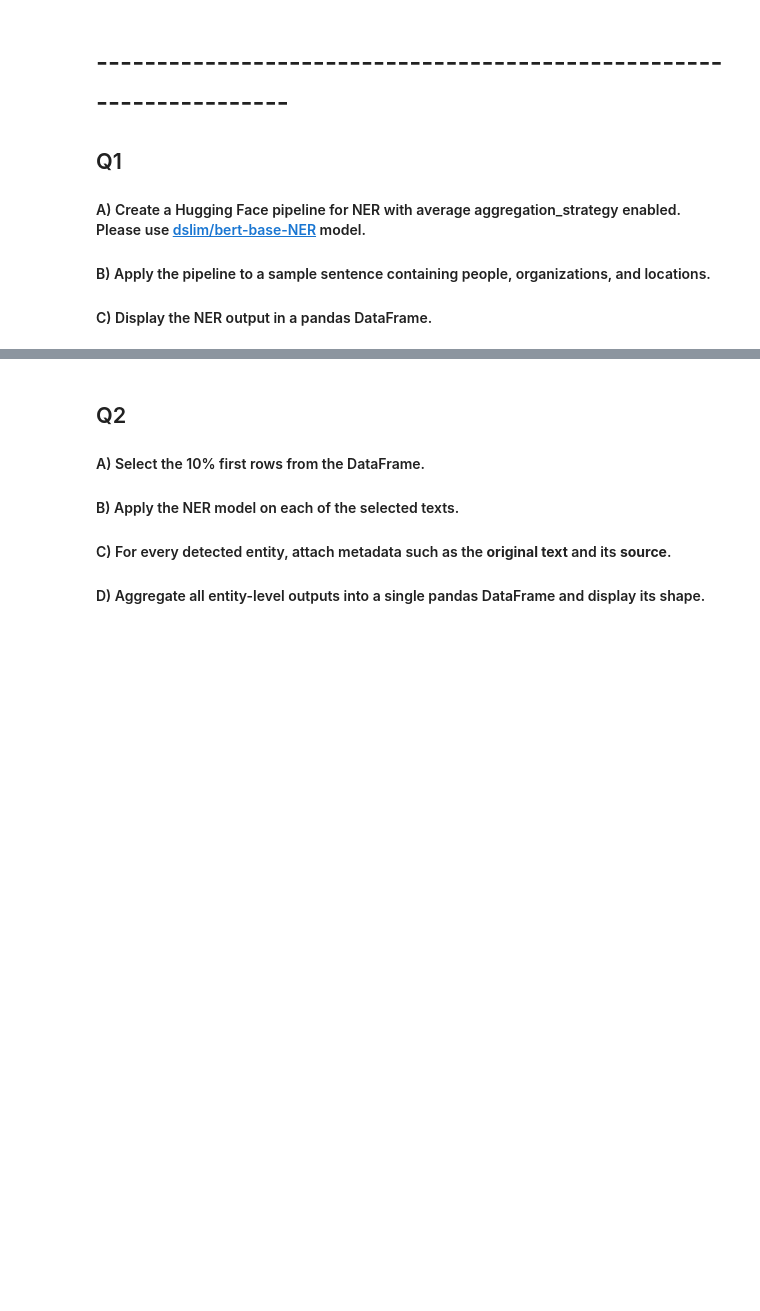
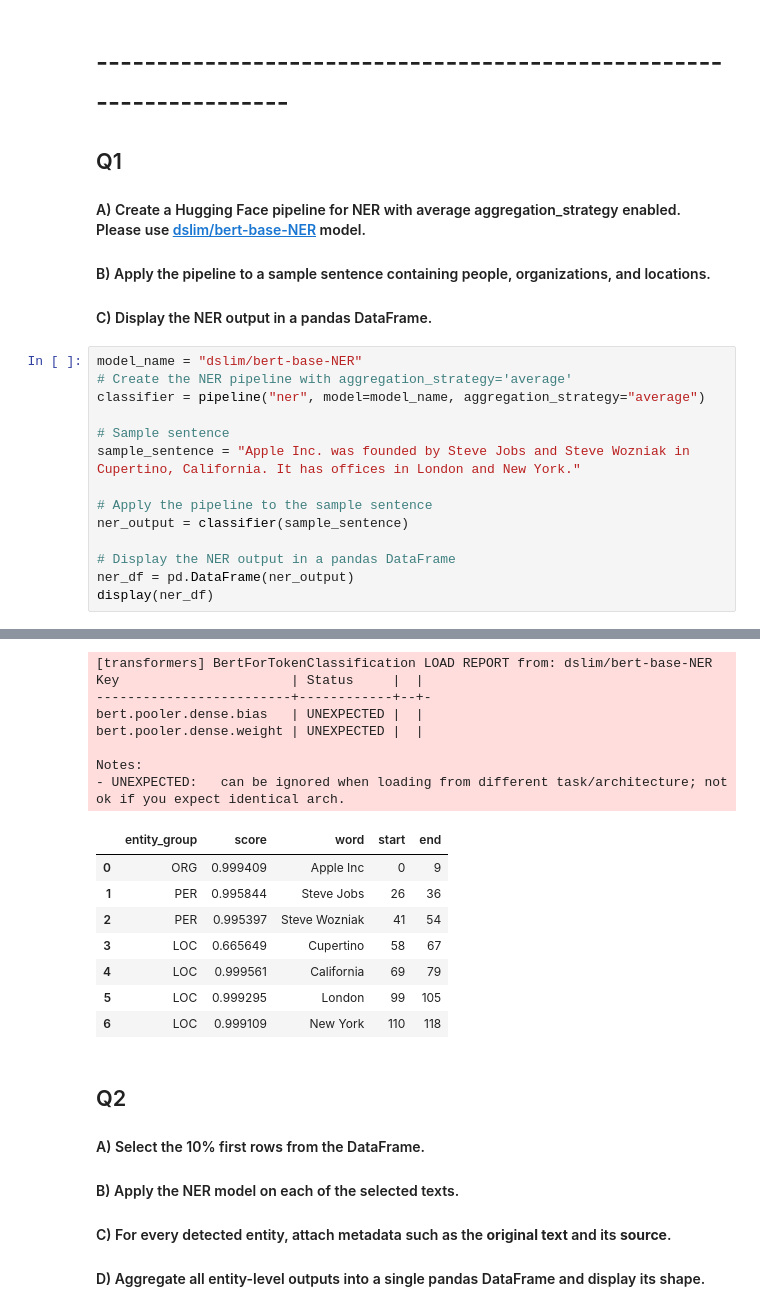
Before and after one commit to michael-sorani/LM4GeoAI, a Jupyter notebook: Exercises/EX_2_Text_to_Geo.ipynb, the cells around one changed output, grey strips where cells are left out. Cells and saved outputs as stored; diff of their text form; blank space fills up the shorter version.

```diff
--- a/Exercises/EX_2_Text_to_Geo.ipynb
+++ b/Exercises/EX_2_Text_to_Geo.ipynb
@@ -51,3 +51,18 @@ Dataframe shape: (23072, 2)
 #### B) Apply the pipeline to a sample sentence containing people, organizations, and locations.
 
 #### C) Display the NER output in a pandas DataFrame.
+# %%
+model_name = "dslim/bert-base-NER"
+# Create the NER pipeline with aggregation_strategy='average'
+classifier = pipeline("ner", model=model_name, aggregation_strategy="average")
+
+# Sample sentence
+sample_sentence = "Apple Inc. was founded by Steve Jobs and Steve Wozniak in Cupertino, California. It has offices in London and New York."
+
+# Apply the pipeline to the sample sentence
+ner_output = classifier(sample_sentence)
+
+# Display the NER output in a pandas DataFrame
+ner_df = pd.DataFrame(ner_output)
+display(ner_df)
+# %% [output]
@@ -54,3 +71,19 @@ Dataframe shape: (23072, 2)
+[transformers] BertForTokenClassification LOAD REPORT from: dslim/bert-base-NER
+Key                      | Status     |  |
+-------------------------+------------+--+-
+bert.pooler.dense.bias   | UNEXPECTED |  |
+bert.pooler.dense.weight | UNEXPECTED |  |
+
+Notes:
+- UNEXPECTED:   can be ignored when loading from different task/architecture; not ok if you expect identical arch.
+|  | entity_group | score | word | start | end |
+| 0 | ORG | 0.999409 | Apple Inc | 0 | 9 |
+| 1 | PER | 0.995844 | Steve Jobs | 26 | 36 |
+| 2 | PER | 0.995397 | Steve Wozniak | 41 | 54 |
+| 3 | LOC | 0.665649 | Cupertino | 58 | 67 |
+| 4 | LOC | 0.999561 | California | 69 | 79 |
+| 5 | LOC | 0.999295 | London | 99 | 105 |
+| 6 | LOC | 0.999109 | New York | 110 | 118 |
 # %% [markdown]
 ## Q2
 
```
Also changed, not shown: parts of 9 cells of this notebook.
